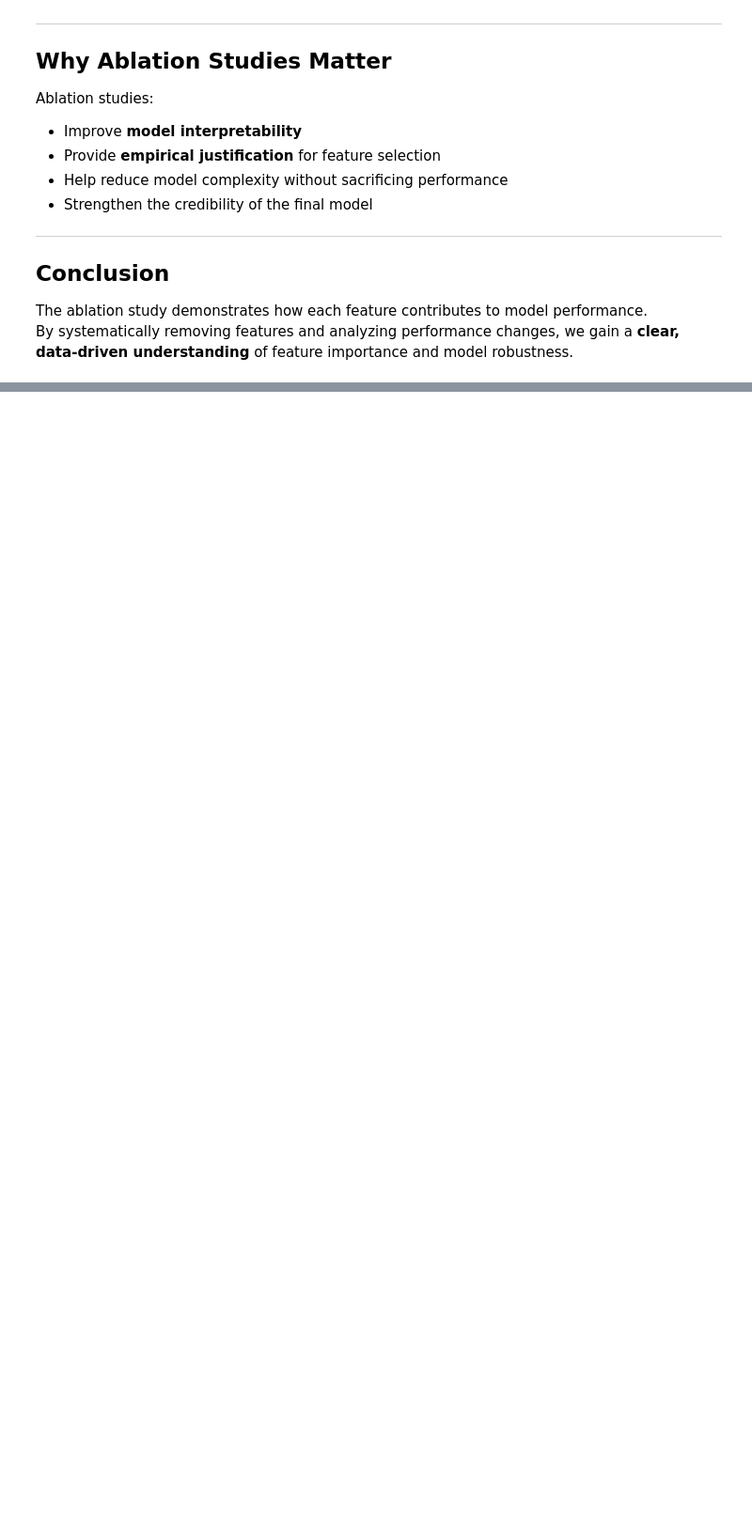
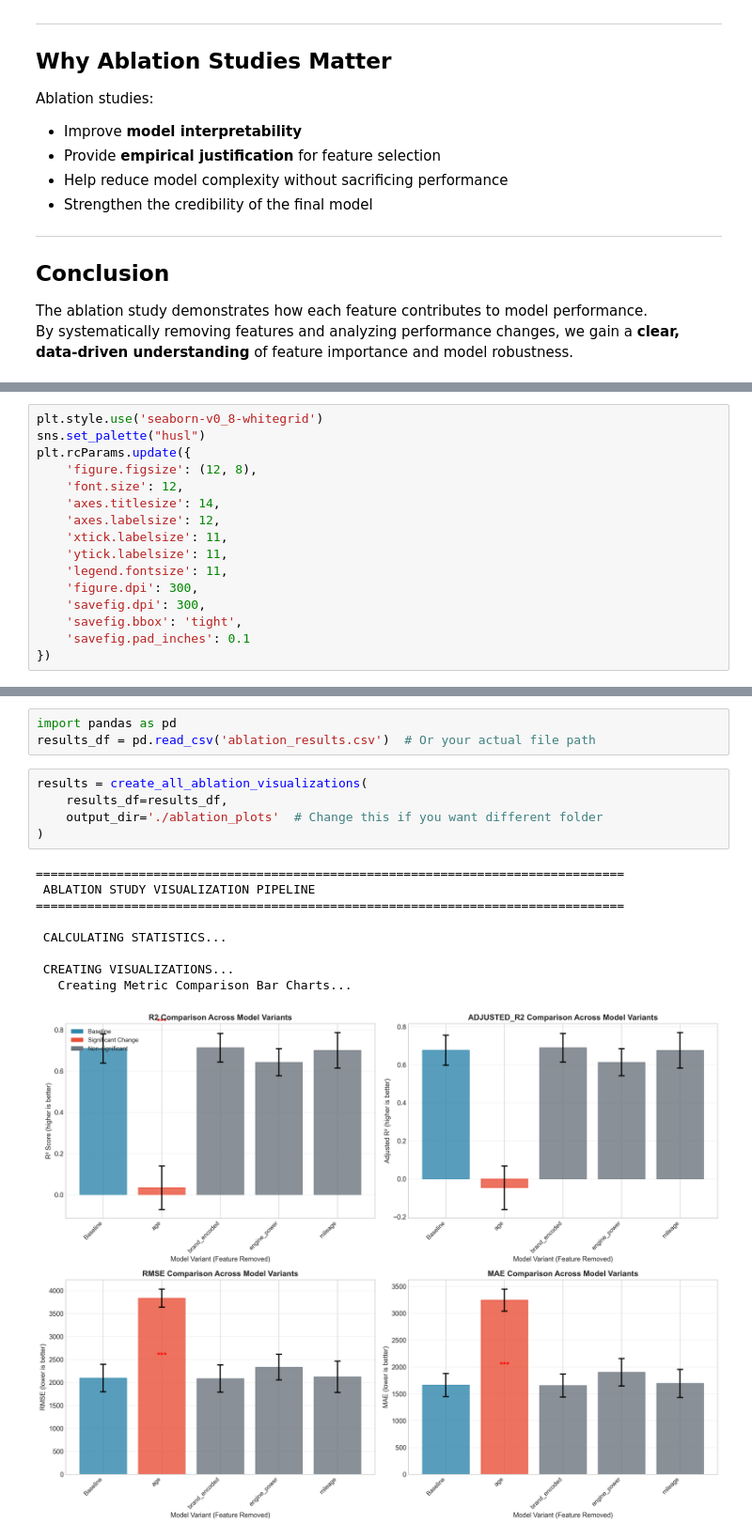
Before and after one commit to LeonardoDiCaterina/ML_group_45, a Jupyter notebook: ablationStudyMoreMetrics_TEST.ipynb, the cells around one changed output, grey strips where cells are left out. Shown at 94% size. Cells and saved outputs as stored; diff of their text form; blank space fills up the shorter version.

```diff
--- a/ablationStudyMoreMetrics_TEST.ipynb
+++ b/ablationStudyMoreMetrics_TEST.ipynb
@@ -1070,0 +1086,16 @@ results.head()
+# %%
+plt.style.use('seaborn-v0_8-whitegrid')
+sns.set_palette("husl")
+plt.rcParams.update({
+    'figure.figsize': (12, 8),
+    'font.size': 12,
+    'axes.titlesize': 14,
+    'axes.labelsize': 12,
+    'xtick.labelsize': 11,
+    'ytick.labelsize': 11,
+    'legend.fontsize': 11,
+    'figure.dpi': 300,
+    'savefig.dpi': 300,
+    'savefig.bbox': 'tight',
+    'savefig.pad_inches': 0.1
+})
@@ -1070,0 +1974,18 @@ results.head()
+# %%
+import pandas as pd
+results_df = pd.read_csv('ablation_results.csv')  # Or your actual file path
+# %%
+results = create_all_ablation_visualizations(
+    results_df=results_df,
+    output_dir='./ablation_plots'  # Change this if you want different folder
+)
+# %% [output]
+================================================================================
+ ABLATION STUDY VISUALIZATION PIPELINE
+================================================================================
+
+ CALCULATING STATISTICS...
+
+ CREATING VISUALIZATIONS...
+   Creating Metric Comparison Bar Charts...
+[figure, added]
```
Also changed, not shown: parts of 15 cells of this notebook.
